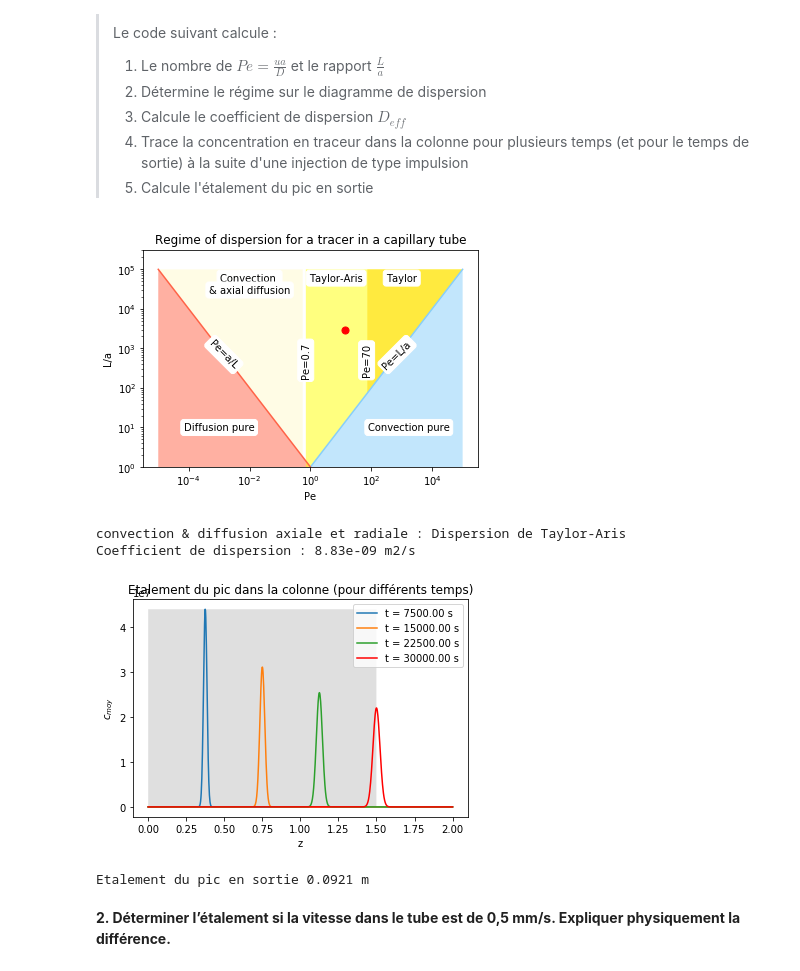
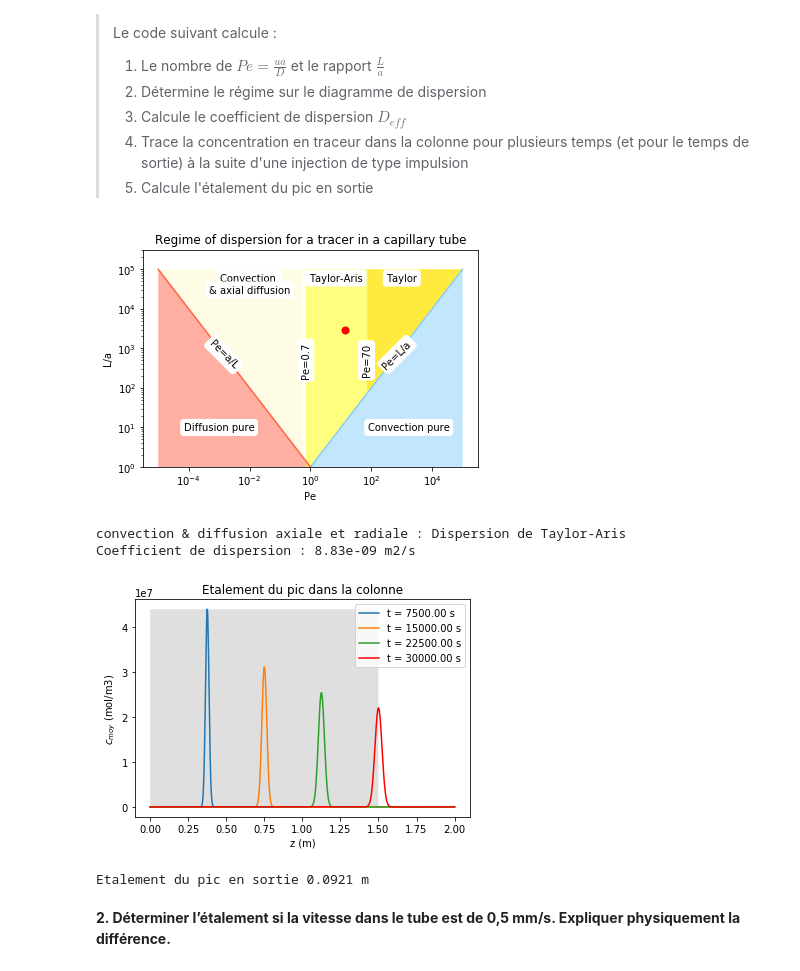
Before and after one commit to bacchin/chemical_engineering_python, a Jupyter notebook: M1_Dispersion&Chromatographie.ipynb, the cells around one changed output. Saved outputs shown, nothing was run; the diff lists cells and outputs as text; code cells hidden in the pictures.

```diff
--- a/M1_Dispersion&Chromatographie.ipynb
+++ b/M1_Dispersion&Chromatographie.ipynb
@@ -96,35 +96,35 @@ print ('Coefficient de dispersion :',"%.2e"%D_eff, 'm2/s')
 
 ts=L/U
 
 from scipy.stats import norm
 #norm.pdf(x) = exp(-x**2/2)/sqrt(2*pi)
 z=np.linspace(0,2,1000)
 
 def cmoy(z,t):
     sigma=np.sqrt(2*D_eff*t)
     x=(z-U*t)/sigma
     return norm.pdf(x)*(n0/(np.pi*a**2))/sigma
 
 ts1=0.25*ts
 ts2=0.5*ts
 ts3=0.75*ts
 plt.plot(z,cmoy(z,ts/4), label='t = %.2f s' %ts1)
 plt.plot(z,cmoy(z,ts/2), label='t = %.2f s' %ts2)
 plt.plot(z,cmoy(z,3*ts/4), label='t = %.2f s' %ts3)
 plt.plot(z,cmoy(z,ts),'red', label='t = %.2f s' %ts)
 plt.fill_between(z,max(cmoy(z,ts/4)), where=z<L, facecolor='silver', alpha=0.5)
-plt.title('Etalement du pic dans la colonne (pour différents temps)')
+plt.title('Etalement du pic dans la colonne')
 plt.xlabel('z (m)')
 plt.ylabel('$c_{moy}$ (mol/m3)')
 plt.legend(loc='best')
 plt.show()
 
 print ('Etalement du pic en sortie', round(4*np.sqrt(2*D_eff*ts), 4), 'm')
 # %% [output]
 [figure]
 convection & diffusion axiale et radiale : Dispersion de Taylor-Aris
 Coefficient de dispersion : 8.83e-09 m2/s
-[figure, old version]
+[figure, new version]
 Etalement du pic en sortie 0.0921 m
 # %% [markdown]
 **2. Déterminer l’étalement si la vitesse dans le tube est de 0,5 mm/s. Expliquer physiquement la différence.**
```
Also changed, not shown: parts of 3 cells of this notebook.
